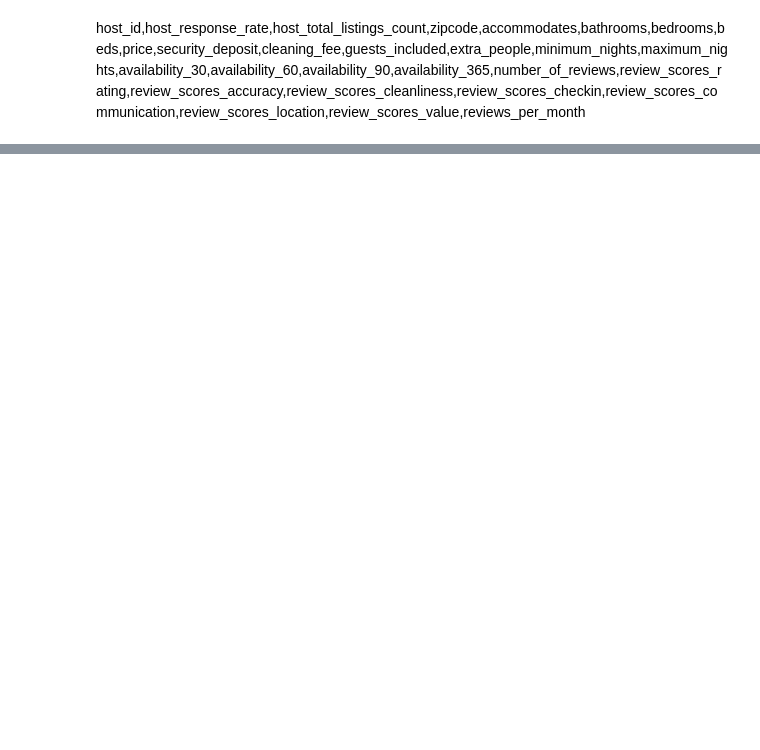
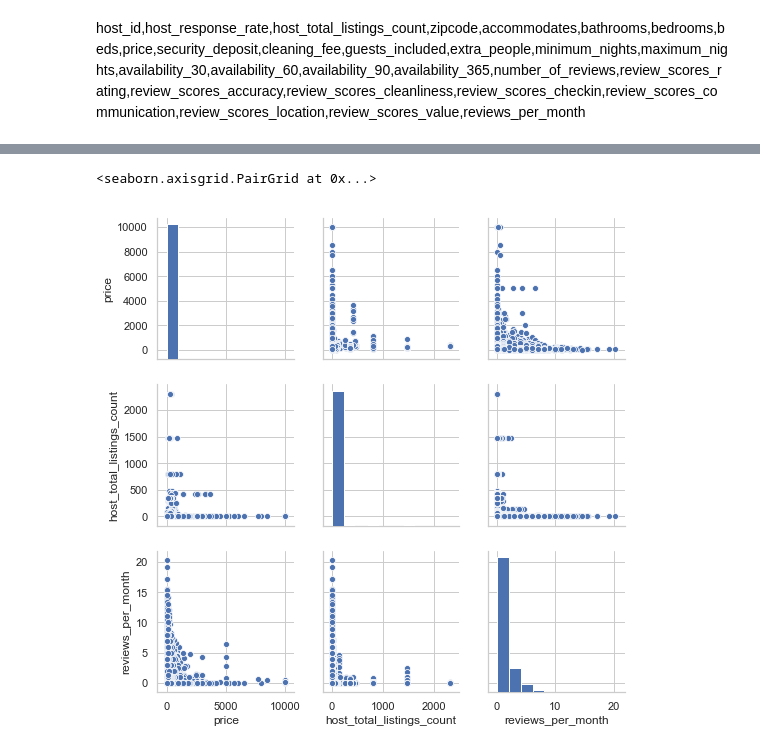
Before and after one commit to kavishashroff/Springboard, a Jupyter notebook: Capstone 1/EDA.ipynb, the cells around one changed output, grey strips where cells are left out. Cells and saved outputs as stored; diff of their text form; code cells hidden in the pictures; blank space fills up the shorter version.

```diff
--- a/Capstone 1/EDA.ipynb
+++ b/Capstone 1/EDA.ipynb
@@ -137,0 +198,5 @@ plt.xticks(rotation=60)
+# %%
+sns.pairplot(data[['price','host_total_listings_count','reviews_per_month']])
+# %% [output]
+<seaborn.axisgrid.PairGrid at 0x...>
+[figure, added]
```
Also changed, not shown: parts of 18 cells of this notebook.
